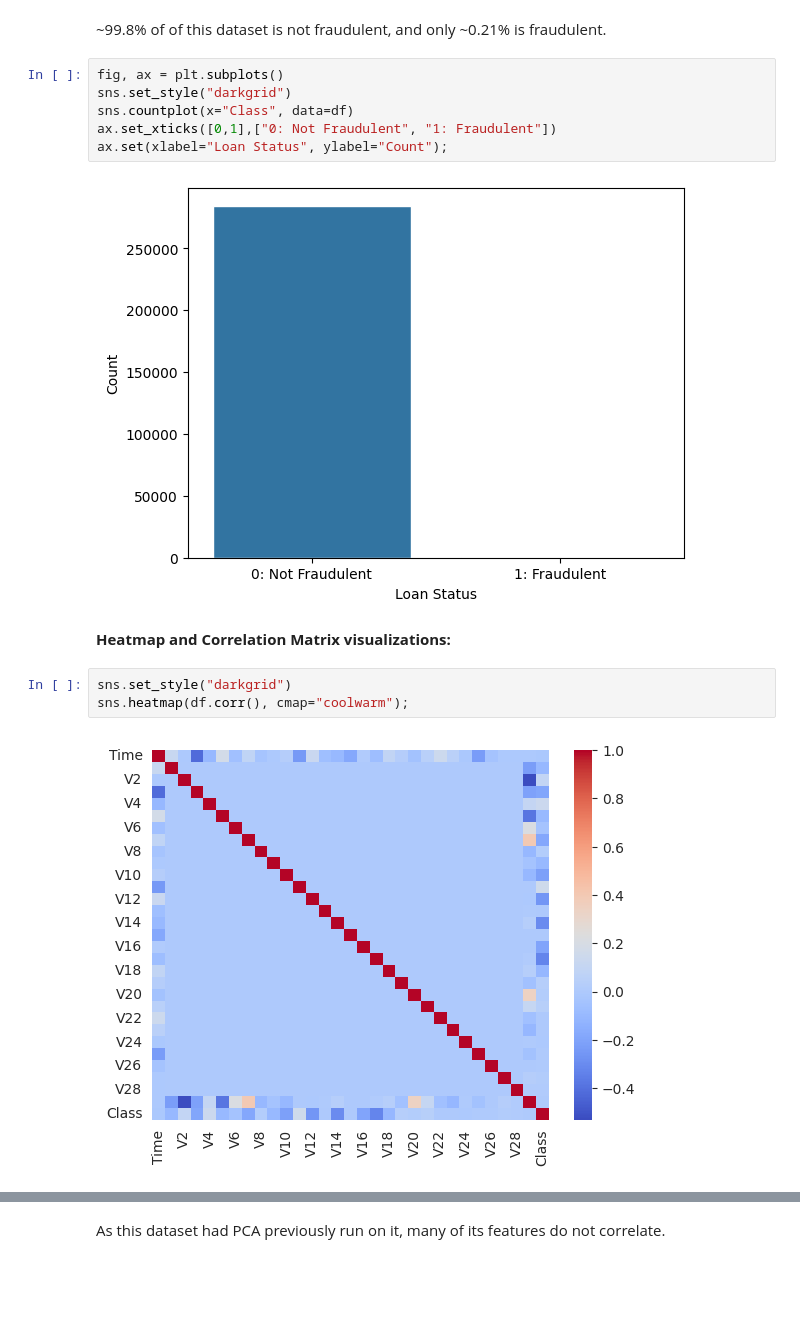
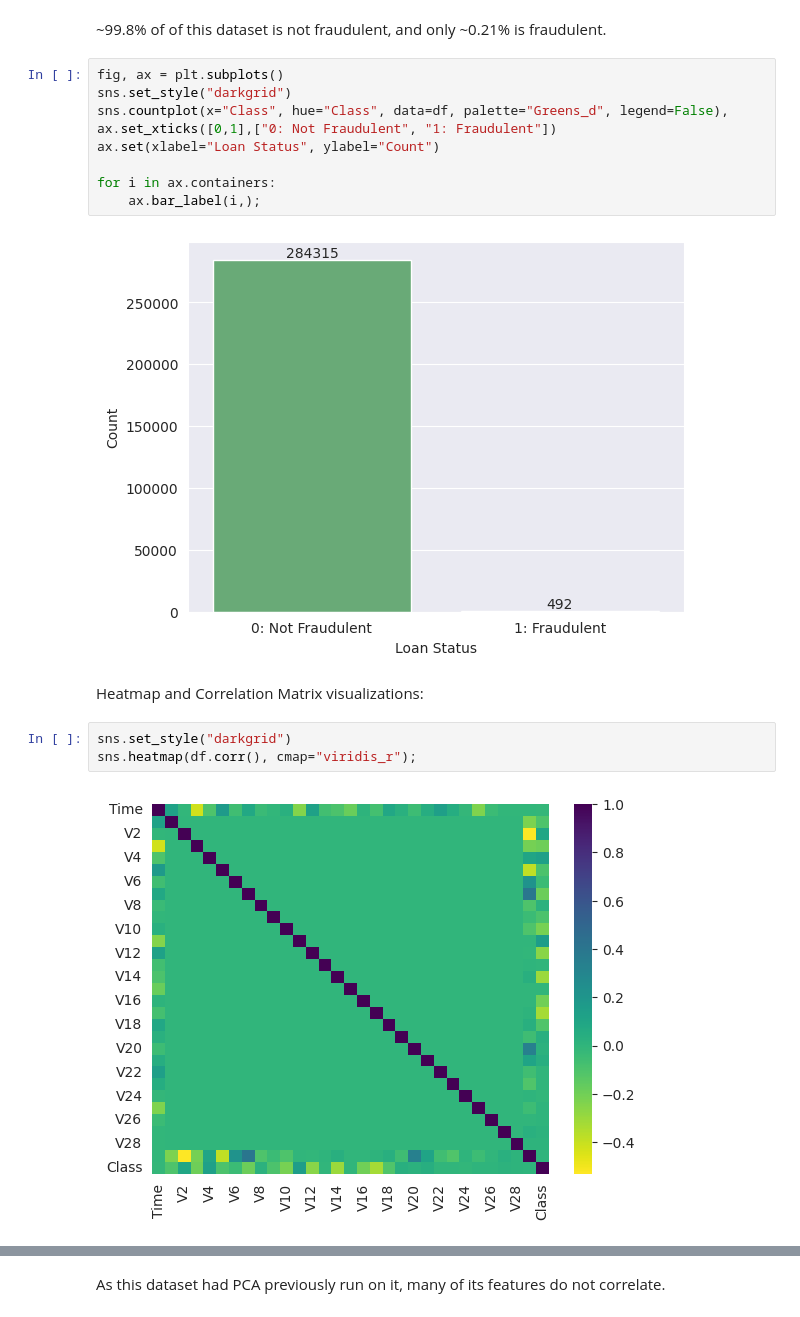
Before and after one commit to corvusxi/phase5_project, a Jupyter notebook: Credit_Card_Fraud_Initial_Notebook_+_EDA.ipynb, the cells around one changed output, grey strips where cells are left out. Cells and saved outputs as stored; diff of their text form; blank space fills up the shorter version.

```diff
--- a/Credit_Card_Fraud_Initial_Notebook_+_EDA.ipynb
+++ b/Credit_Card_Fraud_Initial_Notebook_+_EDA.ipynb
@@ -89,18 +89,21 @@ Name: Class, dtype: int64
 # %%
 fig, ax = plt.subplots()
 sns.set_style("darkgrid")
-sns.countplot(x="Class", data=df)
+sns.countplot(x="Class", hue="Class", data=df, palette="Greens_d", legend=False),
 ax.set_xticks([0,1],["0: Not Fraudulent", "1: Fraudulent"])
-ax.set(xlabel="Loan Status", ylabel="Count");
+ax.set(xlabel="Loan Status", ylabel="Count")
+
+for i in ax.containers:
+    ax.bar_label(i,);
 # %% [output]
-[figure, old version]
+[figure, new version]
 # %% [markdown]
-**Heatmap and Correlation Matrix visualizations:**
+Heatmap and Correlation Matrix visualizations:
 # %%
 sns.set_style("darkgrid")
-sns.heatmap(df.corr(), cmap="coolwarm");
+sns.heatmap(df.corr(), cmap="viridis_r");
 # %% [output]
-[figure, old version]
+[figure, new version]
 # %%
 sns.set_style("darkgrid")
 corr = df.corr()
```
Also changed, not shown: parts of 2 cells of this notebook.
